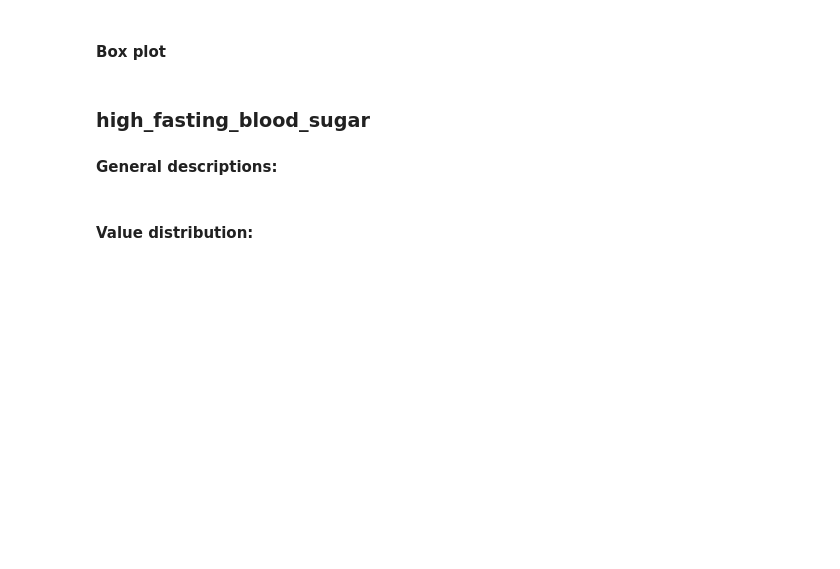
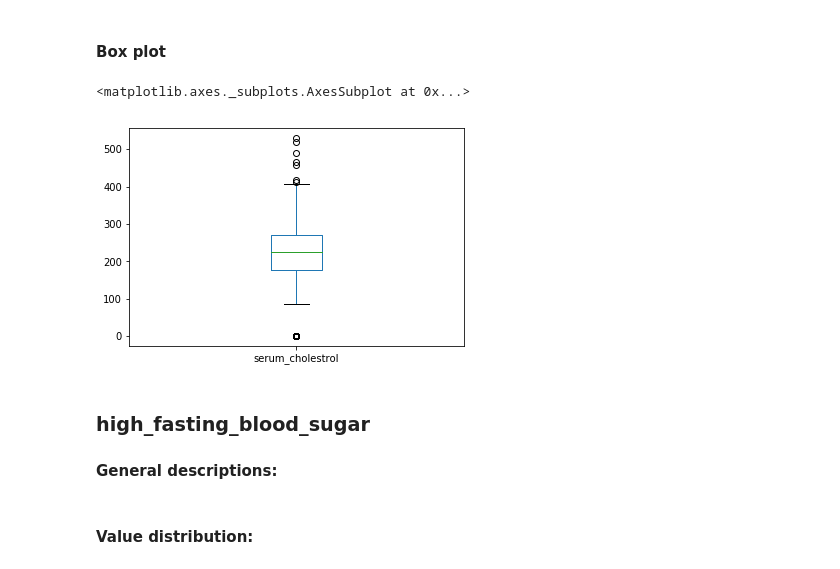
Before and after one commit to yusufrahmatp/modelHeartDisease, a Jupyter notebook: notebooks/Exploratory Data Analysis.ipynb, the cells around one changed output. Saved outputs shown, nothing was run; the diff lists cells and outputs as text; code cells hidden in the pictures; blank space fills up the shorter version.

```diff
--- a/notebooks/Exploratory Data Analysis.ipynb
+++ b/notebooks/Exploratory Data Analysis.ipynb
@@ -182,7 +206,10 @@ train_x['sex'].value_counts().plot(kind='density', figsize=(18, 6))
 # %% [markdown]
 #### Box plot
 # %%
-train_x['sex'].plot.box()
+serum_cholestrol.plot.box()
+# %% [output]
+<matplotlib.axes._subplots.AxesSubplot at 0x...>
+[figure, added]
 # %% [markdown]
 ### high_fasting_blood_sugar
 
```
Also changed, not shown: parts of 10 cells of this notebook.
